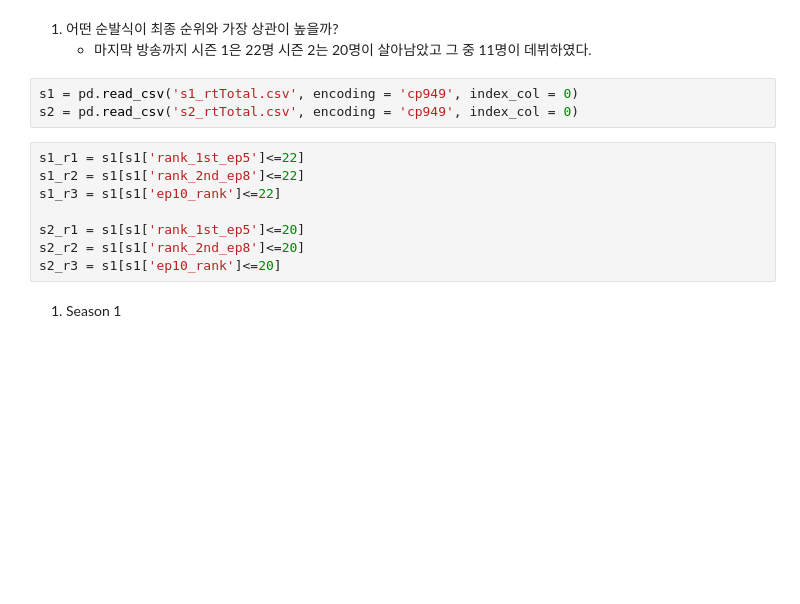
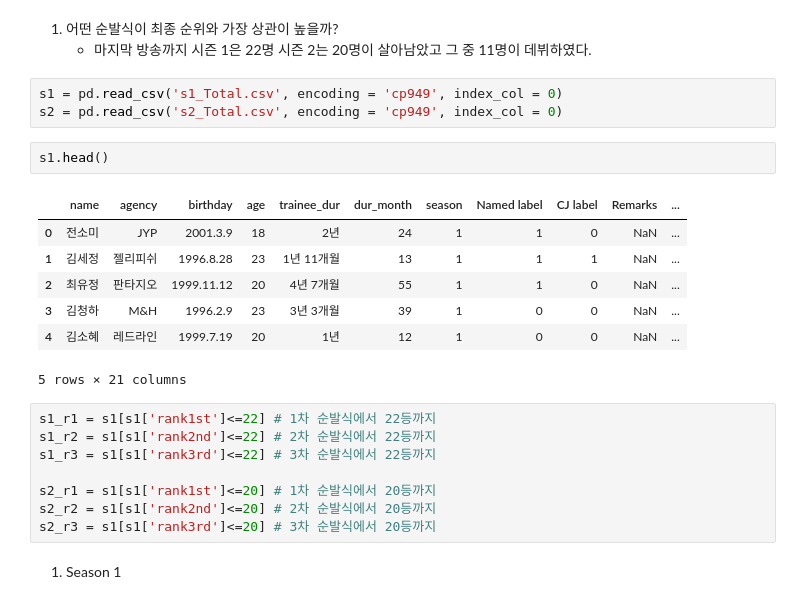
Before and after one commit to Juuhyung0421/pd101, a Jupyter notebook: pd101_curious.ipynb, the cells around one changed output. Cells and saved outputs as stored; diff of their text form; blank space fills up the shorter version.

```diff
--- a/pd101_curious.ipynb
+++ b/pd101_curious.ipynb
@@ -52,16 +52,26 @@ else :
 1. 어떤 순발식이 최종 순위와 가장 상관이 높을까?
     - 마지막 방송까지 시즌 1은 22명 시즌 2는 20명이 살아남았고 그 중 11명이 데뷔하였다.
 # %%
-s1 = pd.read_csv('s1_rtTotal.csv', encoding = 'cp949', index_col = 0)
-s2 = pd.read_csv('s2_rtTotal.csv', encoding = 'cp949', index_col = 0)
+s1 = pd.read_csv('s1_Total.csv', encoding = 'cp949', index_col = 0)
+s2 = pd.read_csv('s2_Total.csv', encoding = 'cp949', index_col = 0)
+# %%
+s1.head()
+# %% [output]
+|  | name | agency | birthday | age | trainee_dur | dur_month | season | Named label | CJ label | Remarks | ... |
+| 0 | 전소미 | JYP | 2001.3.9 | 18 | 2년 | 24 | 1 | 1 | 0 | NaN | ... |
+| 1 | 김세정 | 젤리피쉬 | 1996.8.28 | 23 | 1년 11개월 | 13 | 1 | 1 | 1 | NaN | ... |
+| 2 | 최유정 | 판타지오 | 1999.11.12 | 20 | 4년 7개월 | 55 | 1 | 1 | 0 | NaN | ... |
+| 3 | 김청하 | M&H | 1996.2.9 | 23 | 3년 3개월 | 39 | 1 | 0 | 0 | NaN | ... |
+| 4 | 김소혜 | 레드라인 | 1999.7.19 | 20 | 1년 | 12 | 1 | 0 | 0 | NaN | ... |
+5 rows × 21 columns
 # %%
-s1_r1 = s1[s1['rank_1st_ep5']<=22]
-s1_r2 = s1[s1['rank_2nd_ep8']<=22]
-s1_r3 = s1[s1['ep10_rank']<=22]
+s1_r1 = s1[s1['rank1st']<=22] # 1차 순발식에서 22등까지
+s1_r2 = s1[s1['rank2nd']<=22] # 2차 순발식에서 22등까지
+s1_r3 = s1[s1['rank3rd']<=22] # 3차 순발식에서 22등까지
 
-s2_r1 = s1[s1['rank_1st_ep5']<=20]
-s2_r2 = s1[s1['rank_2nd_ep8']<=20]
-s2_r3 = s1[s1['ep10_rank']<=20]
+s2_r1 = s1[s1['rank1st']<=20] # 1차 순발식에서 20등까지
+s2_r2 = s1[s1['rank2nd']<=20] # 2차 순발식에서 20등까지
+s2_r3 = s1[s1['rank3rd']<=20] # 3차 순발식에서 20등까지
 # %% [markdown]
 1. Season 1
 # %%
```
Also changed, not shown: parts of 8 cells of this notebook.
